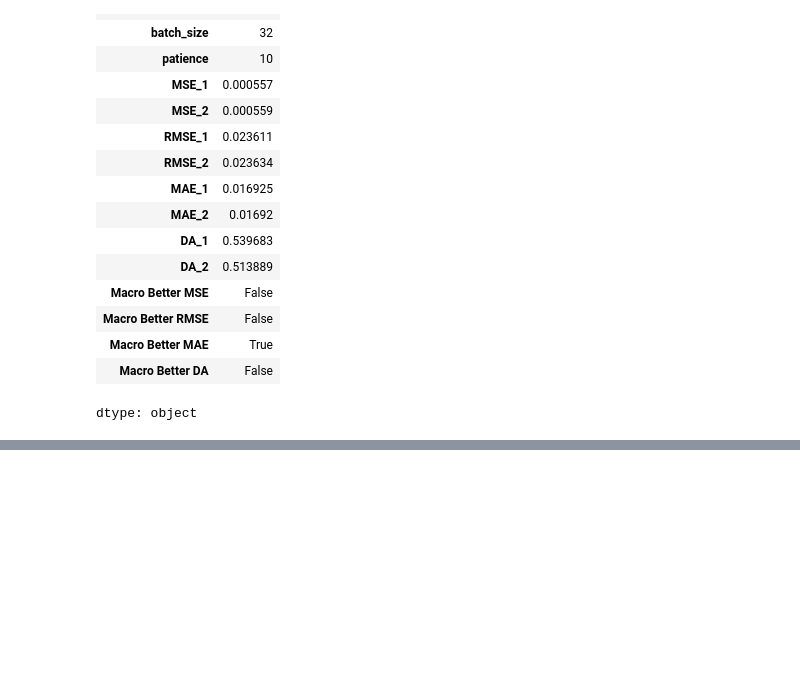
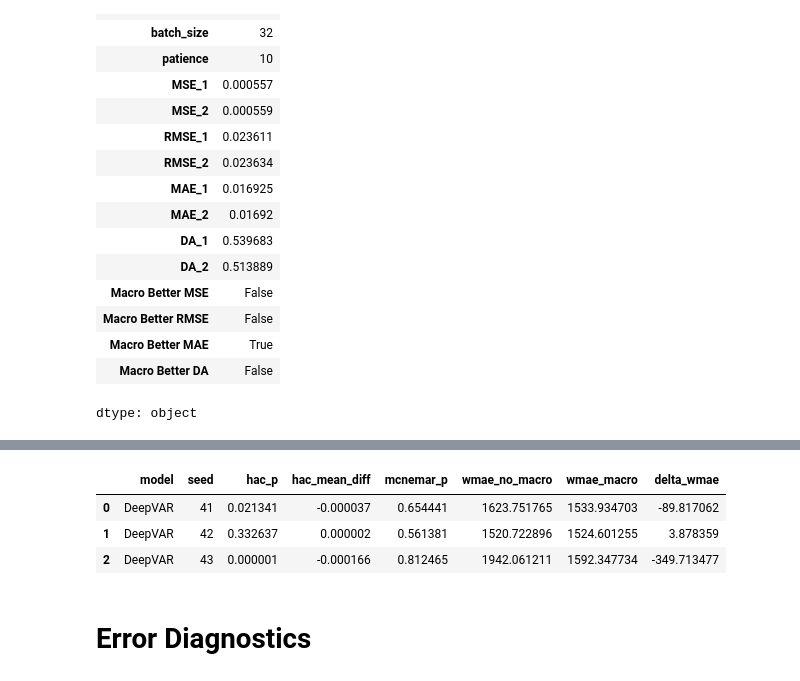
Before and after one commit to NichBry25/BitcoinPricePrediction, a Jupyter notebook: BTCForecasting_GRU_Based_DeepVAR.ipynb, the cells around one changed output, grey strips where cells are left out. Cells and saved outputs as stored; diff of their text form; code cells hidden in the pictures; blank space fills up the shorter version.

```diff
--- a/BTCForecasting_GRU_Based_DeepVAR.ipynb
+++ b/BTCForecasting_GRU_Based_DeepVAR.ipynb
@@ -560,5 +383,0 @@ def mcnemar_direction_test(y_true, y_pred_nomacro, y_pred_macro):
-# %%
-loss_nomacro = per_timestep_squared_error(y_test_1, y_pred_1)
-loss_macro   = per_timestep_squared_error(y_test_2, y_pred_2)
-
-loss_diff = loss_macro - loss_nomacro
@@ -702,0 +499,9 @@ plt.show()
+# %%
+results_df
+# %% [output]
+|  | model | seed | hac_p | hac_mean_diff | mcnemar_p | wmae_no_macro | wmae_macro | delta_wmae |
+| 0 | DeepVAR | 41 | 0.021341 | -0.000037 | 0.654441 | 1623.751765 | 1533.934703 | -89.817062 |
+| 1 | DeepVAR | 42 | 0.332637 | 0.000002 | 0.561381 | 1520.722896 | 1524.601255 | 3.878359 |
+| 2 | DeepVAR | 43 | 0.000001 | -0.000166 | 0.812465 | 1942.061211 | 1592.347734 | -349.713477 |
+# %% [markdown]
+# Error Diagnostics
```
Also changed, not shown: parts of 68 cells of this notebook.
